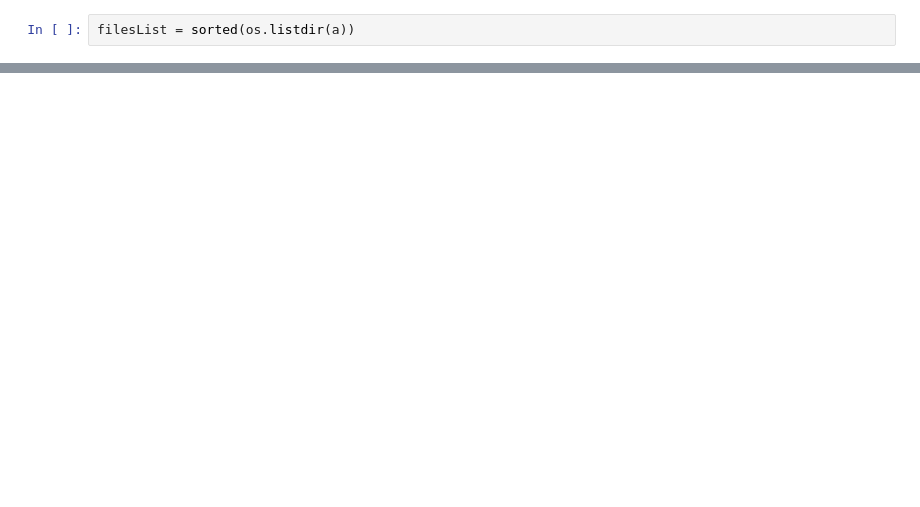
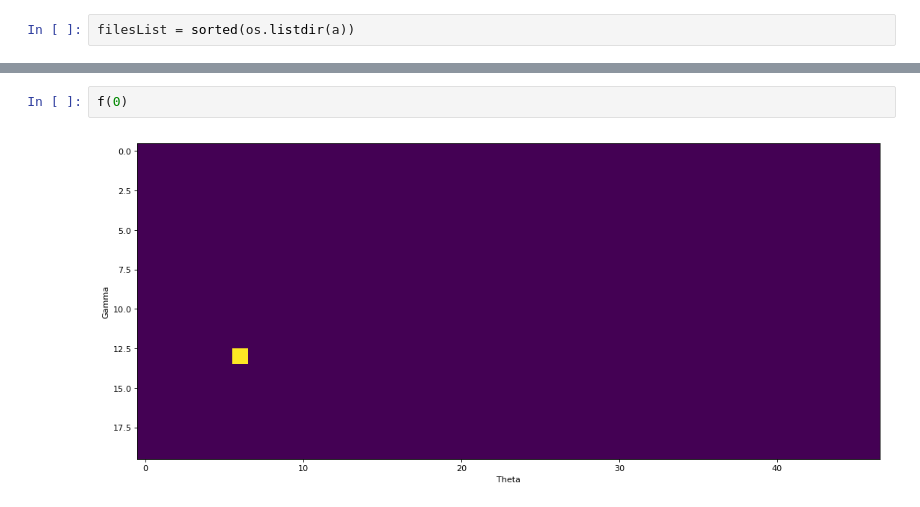
Before and after one commit to acuzzio/GridQuantumPropagator, a Jupyter notebook: Scripts/Heatmaps2d.ipynb, the cells around one changed output, grey strips where cells are left out. Saved outputs shown, nothing was run; the diff lists cells and outputs as text; blank space fills up the shorter version.

```diff
--- a/Scripts/Heatmaps2d.ipynb
+++ b/Scripts/Heatmaps2d.ipynb
@@ -34 +50,5 @@ interactive(children=(IntSlider(value=0, description='x', max=313), Output()), _
 <function __main__.f(x)>
+# %%
+f(0)
+# %% [output]
+[figure, added]
```
Also changed, not shown: parts of 8 cells of this notebook, 5 other files.
